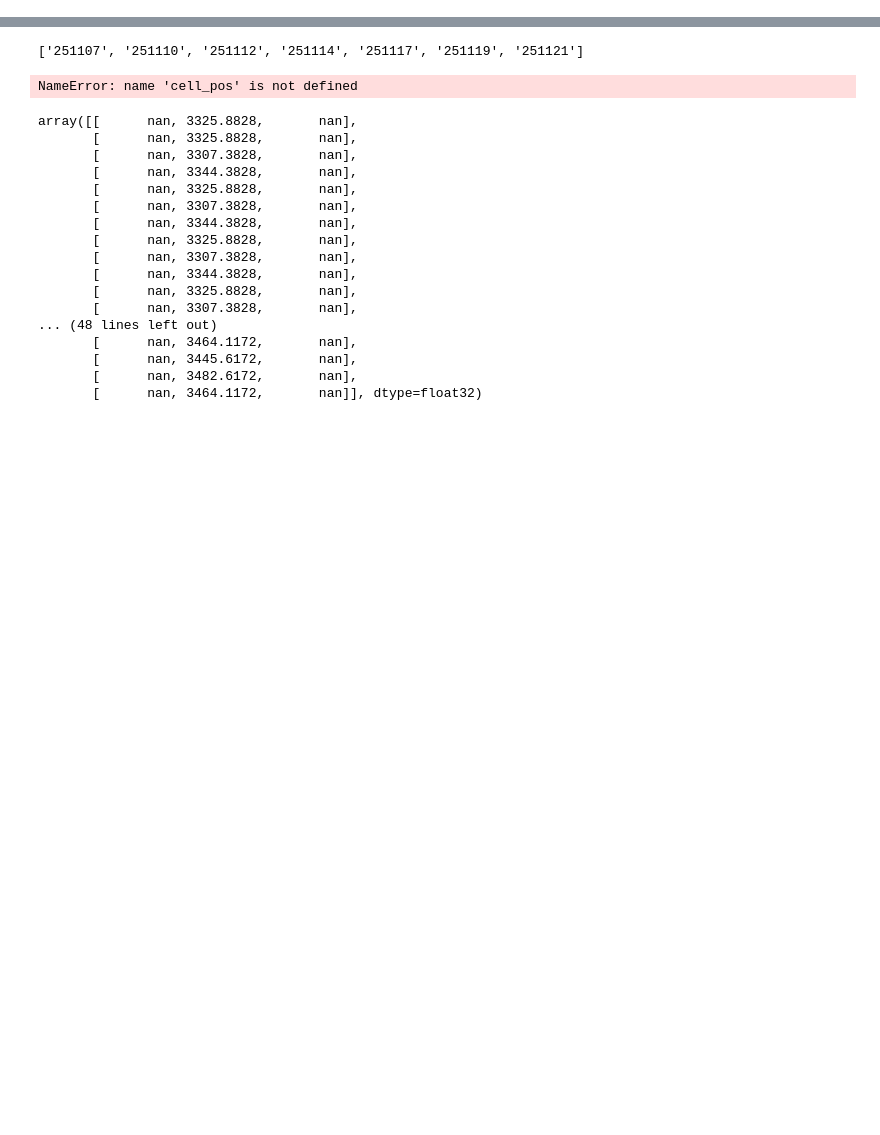
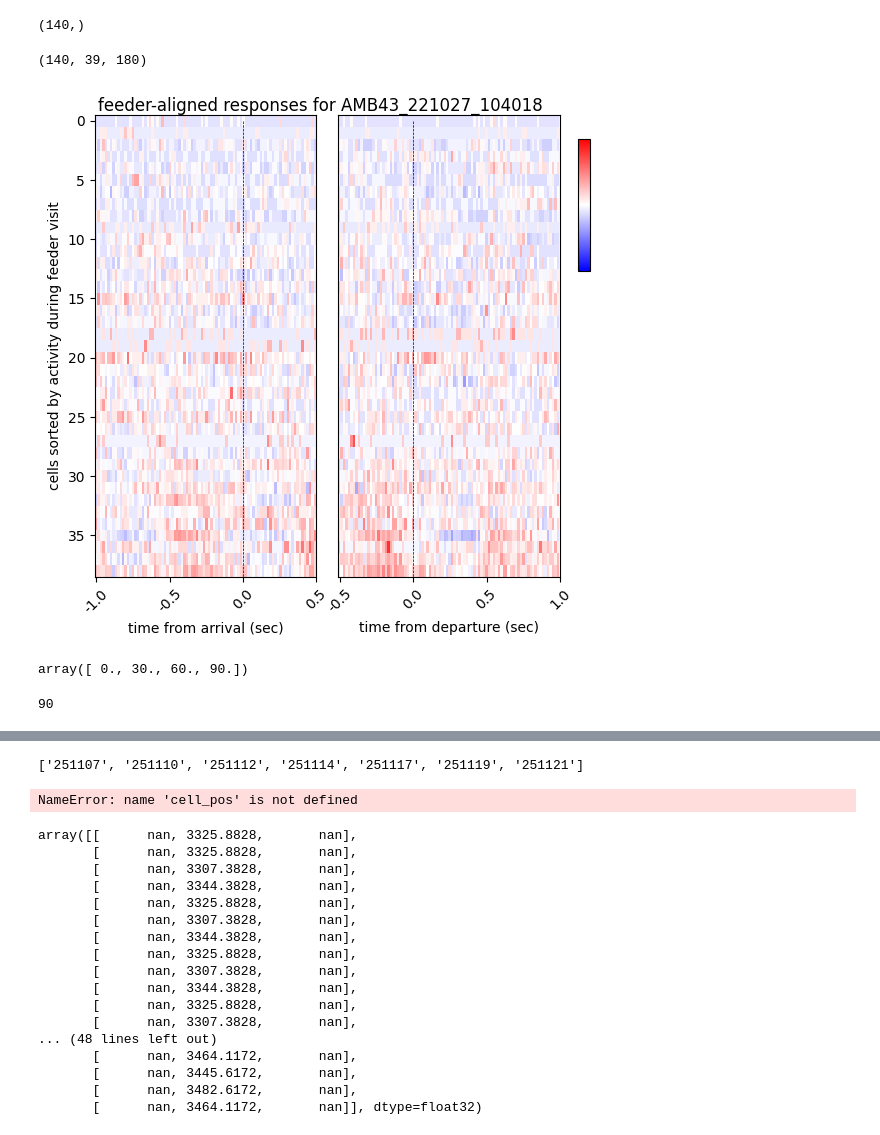
Before and after one commit to isabellow/lhy_hpc, a Jupyter notebook: behavior/scratch_plot_feeders.ipynb, the cells around one changed output, grey strips where cells are left out. Saved outputs shown, nothing was run; the diff lists cells and outputs as text; code cells hidden in the pictures; blank space fills up the shorter version.

```diff
--- a/behavior/scratch_plot_feeders.ipynb
+++ b/behavior/scratch_plot_feeders.ipynb
@@ -16,0 +117,79 @@ from scipy.ndimage import gaussian_filter1d
+# %%
+rows_to_keep.shape
+# %% [output]
+(140,)
+# %%
+all_feeder_responses.shape
+# %% [output]
+(140, 39, 180)
+# %%
+onset_window = {}
+onset_window[bird] = np.asarray([10, 15])
+offset_window = {}
+offset_window[bird] = np.asarray([10, 15])
+# %%
+# average response binned by arrival/during/departure
+arrive_pad = onset_window[bird]
+arrive_t = t_pre
+depart_pad = offset_window[bird]
+depart_t = t_pre + t_begin + t_end
+arrive_response = np.sum(avg_feeder_responses[:, arrive_t-arrive_pad[0]:arrive_t+arrive_pad[1]], axis=1)/np.sum(arrive_pad)
+during_response = np.sum(avg_feeder_responses[:, arrive_t+arrive_pad[1]:depart_t-depart_pad[0]],  axis=1)/((t_begin+t_end) - (arrive_pad[1]+depart_pad[0]))
+depart_response = np.sum(avg_feeder_responses[:, depart_t-depart_pad[0]:depart_t+depart_pad[1]],  axis=1)/np.sum(depart_pad)
+# %%
+''' Plot average responses for all cells '''
+sort_idx = np.argsort(during_response)
+assert sort_idx.shape[0] == avg_feeder_responses.shape[0]
+
+# plot responses relative to onset/offset
+gs_kw = dict(wspace=0.1)
+f, ax = plt.subplots(1, 2, figsize=(6, 6), gridspec_kw=gs_kw)
+im0 = ax[0].imshow(avg_feeder_responses[sort_idx, :n_timepoints//2], clim=[-1, 1],
+                    aspect='auto', cmap='bwr', interpolation='none')
+im1 = ax[1].imshow(avg_feeder_responses[sort_idx, n_timepoints//2:], clim=[-1, 1],
+                    aspect='auto', cmap='bwr', interpolation='none')
+ylims = ax[0].get_ylim()
+
+# plot arrival/departure
+ax[0].vlines(t_pre, 0, n_cells, colors='k', linestyles='dashed', lw=0.5)
+ax[1].vlines(t_end, 0, n_cells, colors='k', linestyles='dashed', lw=0.5)
+ax[0].set_ylim(ylims)
+ax[1].set_ylim(ylims)
+
+# axis labels
+ax[0].set_xlabel('time from arrival (sec)')
+ax[1].set_xlabel('time from departure (sec)')
+ax[0].set_ylabel('cells sorted by activity during feeder visit')
+ax[1].set_yticks([])
+ax[1].tick_params(labelleft=False)
+f.suptitle(f'feeder-aligned responses for {bird}_{session_id}', y=0.91)
+
+# ticks
+ax[0].set_xticks(np.arange(0, t_pre+t_begin+1/dt/2, 1/dt/2))
+ax[1].set_xticks(np.arange(0, t_post+t_end+1/dt/2, 1/dt/2))
+ax0_labels = (np.arange(-t_pre, t_begin+1/dt/2, 1/dt/2))*dt
+ax1_labels = (np.arange(-t_end, t_post+1/dt/2, 1/dt/2))*dt
+ax[0].set_xticklabels(ax0_labels)
+ax[1].set_xticklabels(ax1_labels)
+
+# add a colorbar
+cax = f.add_axes([0.93, 0.62, 0.02, 0.22]) # [left, bottom, width, height]
+cbar = f.colorbar(im1, cax=cax, orientation='vertical')
+# cbar.set_label('activity (z-score)', fontsize=tick_label)
+cbar.set_ticks([])
+# cbar.ax.text(0.5, -0.05, '-1 std', transform=cbar.ax.transAxes,
+#                 ha='center', va='top', fontsize=tick_label)
+# cbar.ax.text(0.5, 1.02, '1 std', transform=cbar.ax.transAxes,
+#                 ha='center', va='bottom', fontsize=tick_label)
+
+plt.show()
+# %% [output]
+[figure, added]
+# %%
+np.arange(0, t_pre+t_begin+1/dt/2, 1/dt/2)
+# %% [output]
+array([ 0., 30., 60., 90.])
+# %%
+t_pre+t_begin
+# %% [output]
+90
```
Also changed, not shown: parts of 12 cells of this notebook, 11 other files.
